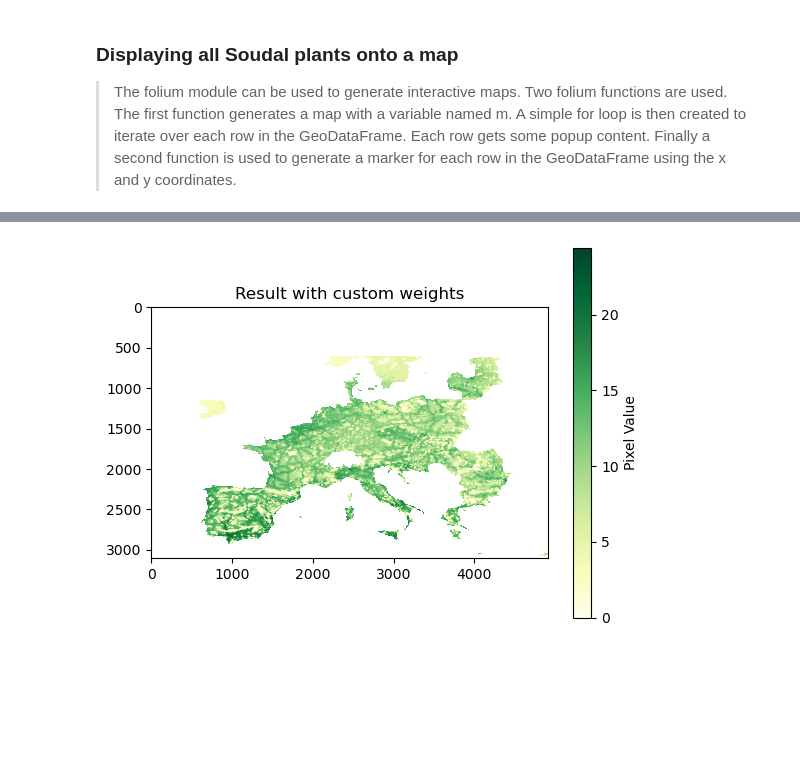
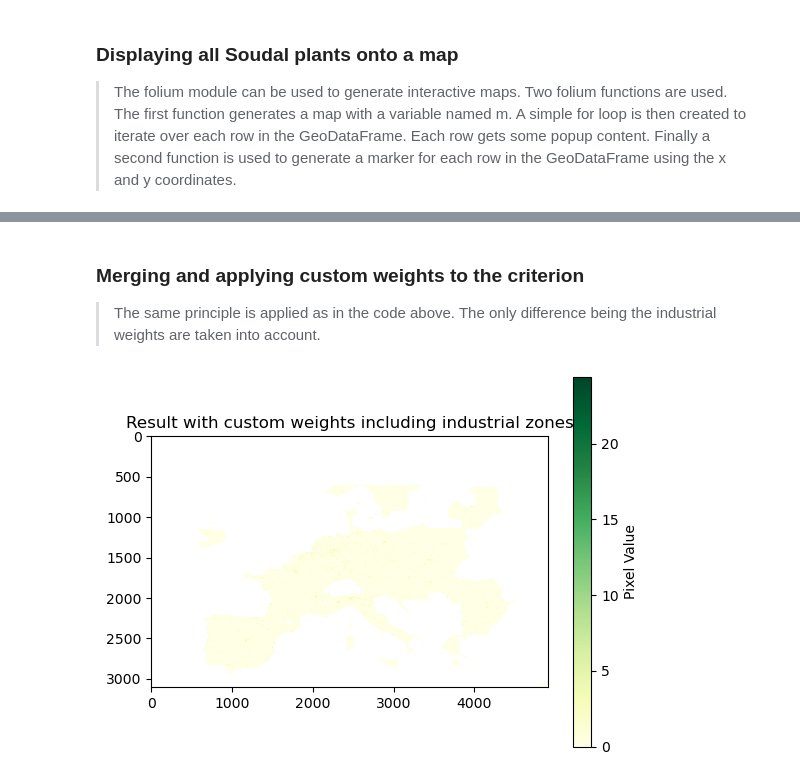
Before and after one commit to Michieldb02/BOSoudal-script, a Jupyter notebook: BOSoudal.ipynb, the cells around one changed output, grey strips where cells are left out. Drawn from its saved outputs; the diff is of its cells as text; code cells hidden in the pictures; blank space fills up the shorter version.

```diff
--- a/BOSoudal.ipynb
+++ b/BOSoudal.ipynb
@@ -337,18 +96,0 @@ plt.show()
-# %%
-import rasterio
-import numpy as np
-import matplotlib.pyplot as plt
-from rasterio.plot import show
-
-file_path = 'C:/BO Soudal/Data/Rasters/Aligned_rasters/Waterbodies_align.tif'
-with rasterio.open(file_path) as src:
-    raster_data = src.read(1)
-    nodata = -3.40282347e+38
-
-    mask = np.isclose(raster_data, nodata)
-    waterbodies_raster = np.ma.masked_array(raster_data, mask)
-
-plt.imshow(waterbodies_raster, cmap = 'Greens')
-plt.colorbar(label = 'Pixel Value')
-plt.title('Waterbodies')
-plt.show()
@@ -406,49 +203,30 @@ with rasterio.open(output_file, 'w', **profile) as dst:
+# %% [markdown]
+<h3>Merging and applying custom weights to the criterion</h3>
+<blockquote>The same principle is applied as in the code above. The only difference being the industrial weights are taken into account.</blockquote>
 # %%
-import pandas as pd
-from geocube.api.core import make_geocube
-from geocube.rasterize import rasterize_image
-from functools import partial
-
-from rasterio.enums import MergeAlg
-
-merge_test = (jobvacancy_raster * 0.6) + (population_raster * 1) + (unemployment_raster * 0.8) + (education_raster * 0.4) + (harbour_raster * 0.8) + (highway_raster * 1) + (railway_raster * 0.6) + (solar_raster * 0.6) + (europercapita_raster * 0.4) + (hourlylabour_raster * 0.8)
-
-raster_exclude = merge_test * waterbodies_raster * nature_raster
+raster_exclude = merge * masked_arrays[10] * masked_arrays[11] * masked_arrays[12]
 
 plt.imshow(raster_exclude, cmap='YlGn')
 plt.colorbar(label='Pixel Value')
-plt.title('Result with custom weights')
+plt.title('Result with custom weights including industrial zones')
 plt.show()
 
-import rasterio
-from rasterio.transform import from_origin
-from rasterio.enums import Resampling
-
-
-output_file = 'C:/BO Soudal/Data/Rasters/Result rasters/result_custom_weights.tif'
+output_file = 'C:/BO Soudal/Data/Rasters/Outcome_model1/result_custom_weights_industrial_zoning.tif'
 
 # Get metadata from one of the input raster files (assuming all have the same metadata)
 with rasterio.open('C:/BO Soudal/Data/Rasters/Aligned_rasters/population_align4.tif') as src:
     profile = src.profile
 
 # Update metadata if necessary
 profile.update(
     dtype=rasterio.float64,
     count=1,
     compress='lzw',  #
     nodata=-3.40282347e+38,
 )
 
 # Create a new raster file for writing
 with rasterio.open(output_file, 'w', **profile) as dst:
-
     dst.write(raster_exclude.filled(), 1)
-
-    # Optionally, write affine transformation and coordinate reference system
-    # dst.write_transform(from_origin(x, y, pixel_size, pixel_size))
-    # dst.write_crs("EPSG:4326")
-
-    # Optionally, apply resampling method
-    dst.build_overviews([2, 4, 8], Resampling.average)
 # %% [output]
-[figure, old version]
+[figure, new version]
```
Also changed, not shown: parts of 19 cells of this notebook, 1 other file.
